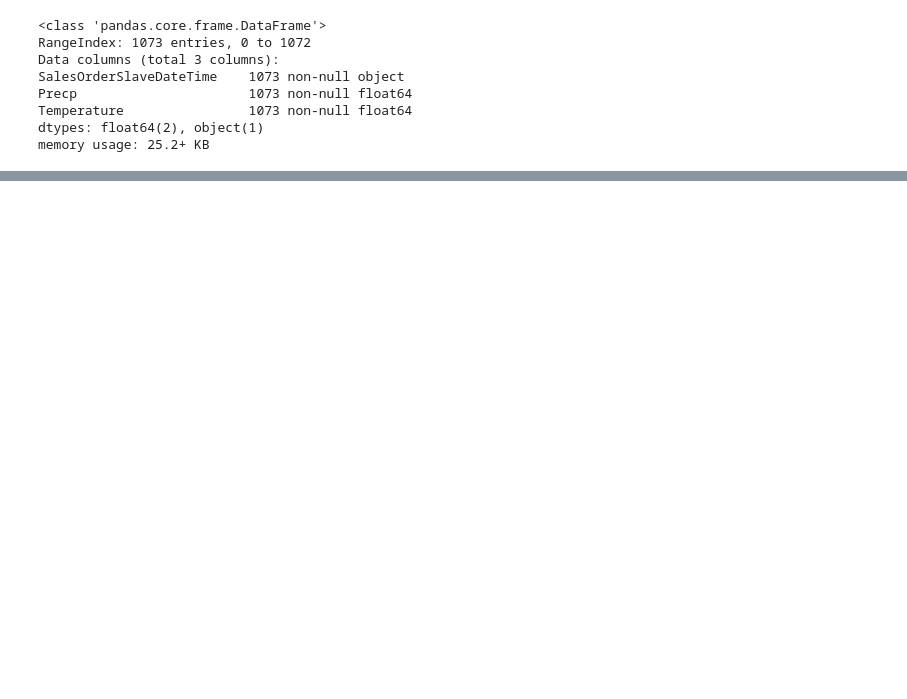
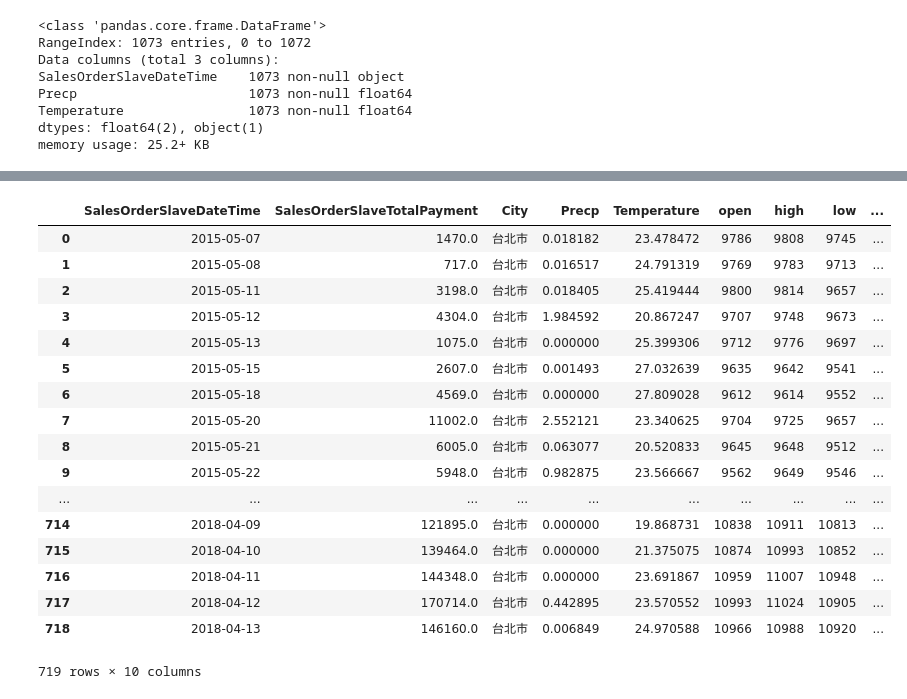
Before and after one commit to Hank421Chen/Python-, a Jupyter notebook: week_2/Homework/week2_hw.ipynb, the cells around one changed output, grey strips where cells are left out. Drawn from its saved outputs; the diff is of its cells as text; code cells hidden in the pictures; blank space fills up the shorter version.

```diff
--- a/week_2/Homework/week2_hw.ipynb
+++ b/week_2/Homework/week2_hw.ipynb
@@ -106,0 +124,3 @@ taipei_result
+# %%
+taipei2_result = pd.merge(taipei_data3, taipei_climate, on='SalesOrderSlaveDateTime')
+taipei2_result
@@ -236,0 +358,5 @@ df
+# %%
+taipei2_result.SalesOrderSlaveDateTime = pd.to_datetime(taipei2_result.SalesOrderSlaveDateTime)
+taipei2_result.SalesOrderSlaveDateTime
+df.SalesOrderSlaveDateTime = pd.to_datetime(df.SalesOrderSlaveDateTime)
+df.SalesOrderSlaveDateTime
@@ -237,2 +381,22 @@ df
 # %%
-end = pd.merge(taipei_result, df, how = 'outer', on = 'SalesOrderSlaveDateTime')
+end = pd.merge(taipei2_result,df,how="inner",on="SalesOrderSlaveDateTime")
+end
+# %% [output]
+|  | SalesOrderSlaveDateTime | SalesOrderSlaveTotalPayment | City | Precp | Temperature | open | high | low | ... |
+| 0 | 2015-05-07 | 1470.0 | 台北市 | 0.018182 | 23.478472 | 9786 | 9808 | 9745 | ... |
+| 1 | 2015-05-08 | 717.0 | 台北市 | 0.016517 | 24.791319 | 9769 | 9783 | 9713 | ... |
+| 2 | 2015-05-11 | 3198.0 | 台北市 | 0.018405 | 25.419444 | 9800 | 9814 | 9657 | ... |
+| 3 | 2015-05-12 | 4304.0 | 台北市 | 1.984592 | 20.867247 | 9707 | 9748 | 9673 | ... |
+| 4 | 2015-05-13 | 1075.0 | 台北市 | 0.000000 | 25.399306 | 9712 | 9776 | 9697 | ... |
+| 5 | 2015-05-15 | 2607.0 | 台北市 | 0.001493 | 27.032639 | 9635 | 9642 | 9541 | ... |
+| 6 | 2015-05-18 | 4569.0 | 台北市 | 0.000000 | 27.809028 | 9612 | 9614 | 9552 | ... |
+| 7 | 2015-05-20 | 11002.0 | 台北市 | 2.552121 | 23.340625 | 9704 | 9725 | 9657 | ... |
+| 8 | 2015-05-21 | 6005.0 | 台北市 | 0.063077 | 20.520833 | 9645 | 9648 | 9512 | ... |
+| 9 | 2015-05-22 | 5948.0 | 台北市 | 0.982875 | 23.566667 | 9562 | 9649 | 9546 | ... |
+| ... | ... | ... | ... | ... | ... | ... | ... | ... | ... |
+| 714 | 2018-04-09 | 121895.0 | 台北市 | 0.000000 | 19.868731 | 10838 | 10911 | 10813 | ... |
+| 715 | 2018-04-10 | 139464.0 | 台北市 | 0.000000 | 21.375075 | 10874 | 10993 | 10852 | ... |
+| 716 | 2018-04-11 | 144348.0 | 台北市 | 0.000000 | 23.691867 | 10959 | 11007 | 10948 | ... |
+| 717 | 2018-04-12 | 170714.0 | 台北市 | 0.442895 | 23.570552 | 10993 | 11024 | 10905 | ... |
+| 718 | 2018-04-13 | 146160.0 | 台北市 | 0.006849 | 24.970588 | 10966 | 10988 | 10920 | ... |
+719 rows × 10 columns
```
Also changed, not shown: parts of 21 cells of this notebook, 2 other files.
